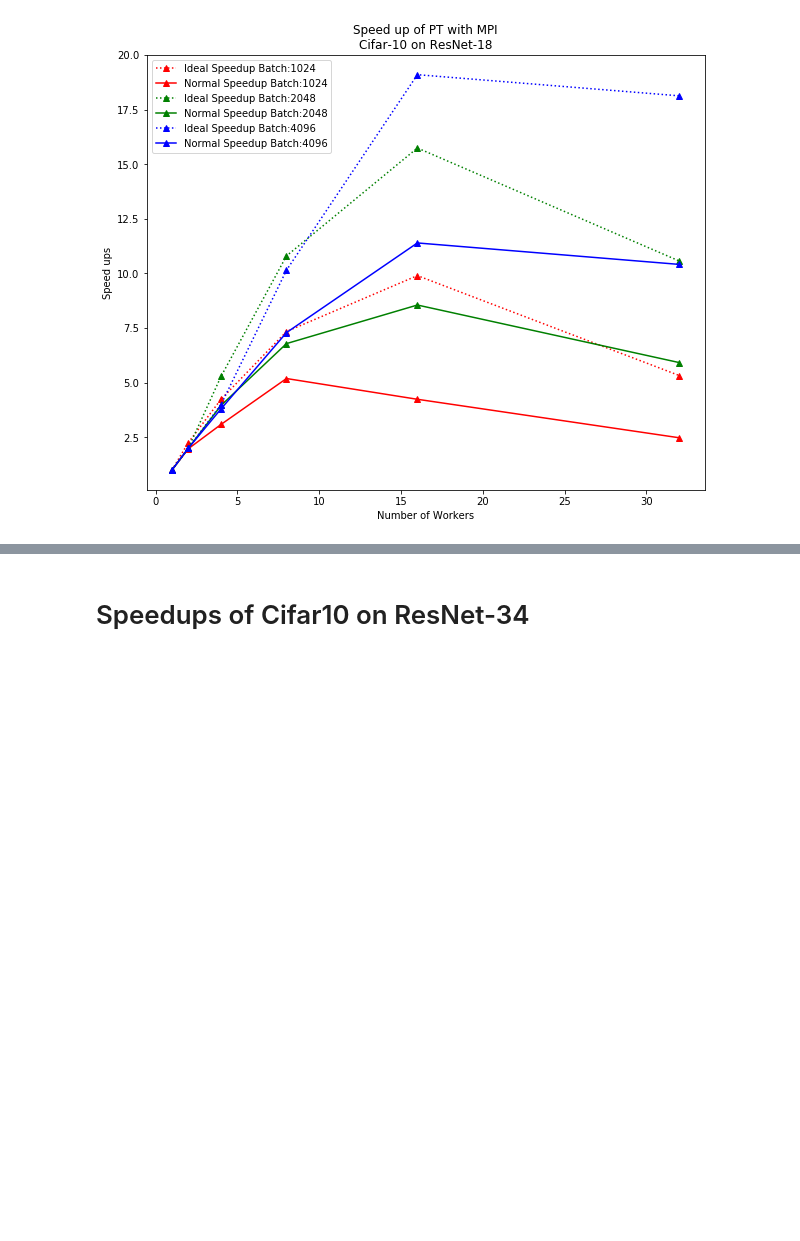
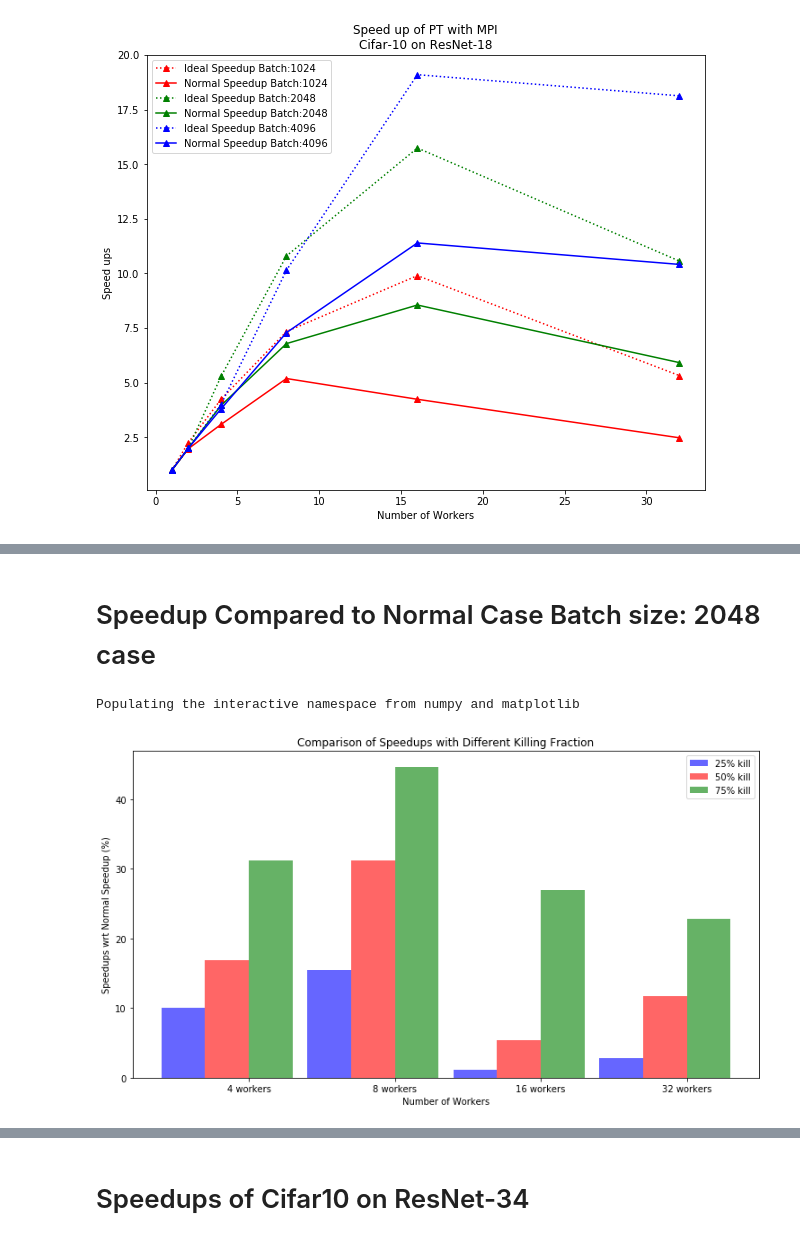
Before and after one commit to hwang595/TF-Pytorch-comparison, a Jupyter notebook: analysis/MPI_vs_TF_speedups_bsize8192.ipynb, the cells around one changed output, grey strips where cells are left out. Saved outputs shown, nothing was run; the diff lists cells and outputs as text; code cells hidden in the pictures; blank space fills up the shorter version.

```diff
--- a/analysis/MPI_vs_TF_speedups_bsize8192.ipynb
+++ b/analysis/MPI_vs_TF_speedups_bsize8192.ipynb
@@ -120,0 +224,45 @@ plt.show()
+# %% [markdown]
+# Speedup Compared to Normal Case Batch size: 2048 case
+# %%
+%pylab inline
+pylab.rcParams['figure.figsize'] = (10.5, 6)
+n_groups = 4
+
+b2k_kill25_speedup = (10, 15.4251, 1.1627, 2.78868)
+b2k_kill50_speedup = (16.875, 31.206, 5.45453, 11.6881)
+b2k_kill75_speedup = (31.227, 44.6889, 27.0067, 22.8571)
+
+fig, ax = plt.subplots()
+
+index = np.arange(n_groups)
+bar_width = 0.3
+
+opacity = 0.6
+error_config = {'ecolor': '0.3'}
+
+rects1 = plt.bar(index- bar_width, b2k_kill25_speedup, bar_width,
+                 alpha=opacity,
+                 color='b',
+                 label='25% kill')
+
+rects2 = plt.bar(index, b2k_kill50_speedup, bar_width,
+                 alpha=opacity,
+                 color='r',
+                 label='50% kill')
+
+rects3 = plt.bar(index + bar_width, b2k_kill75_speedup, bar_width,
+                 alpha=opacity,
+                 color='g',
+                 label='75% kill')
+
+plt.xlabel('Number of Workers')
+plt.ylabel('Speedups wrt Normal Speedup (%)')
+plt.title('Comparison of Speedups with Different Killing Fraction')
+plt.xticks(index + bar_width / 2, ('4 workers', '8 workers', '16 workers', '32 workers'))
+plt.legend()
+
+plt.tight_layout()
+plt.show()
+# %% [output]
+Populating the interactive namespace from numpy and matplotlib
+[figure, added]
```
Also changed, not shown: parts of 6 cells of this notebook.
